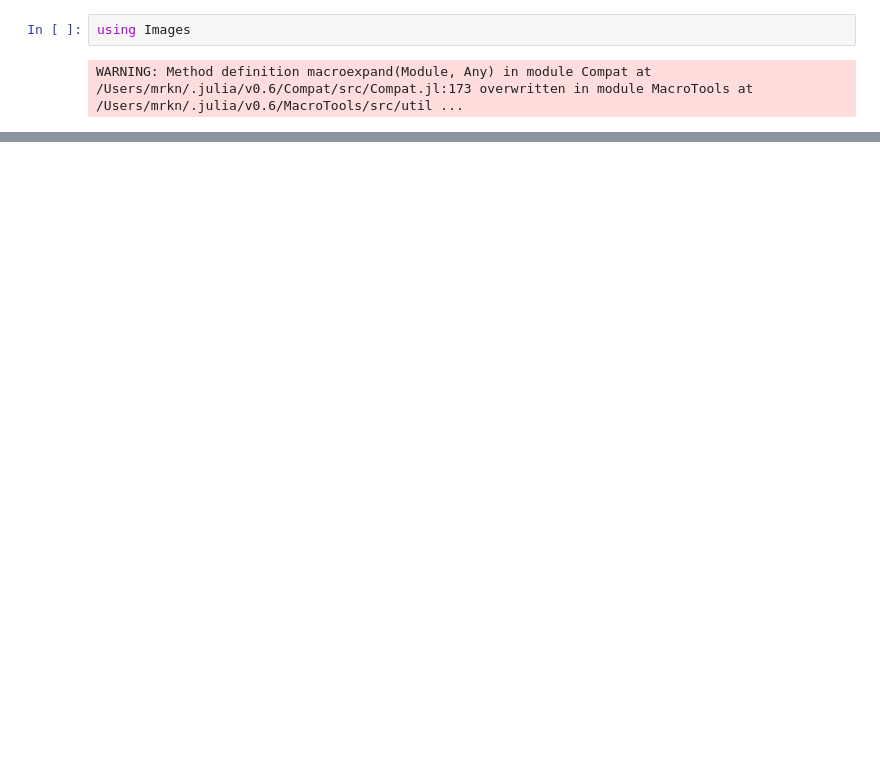
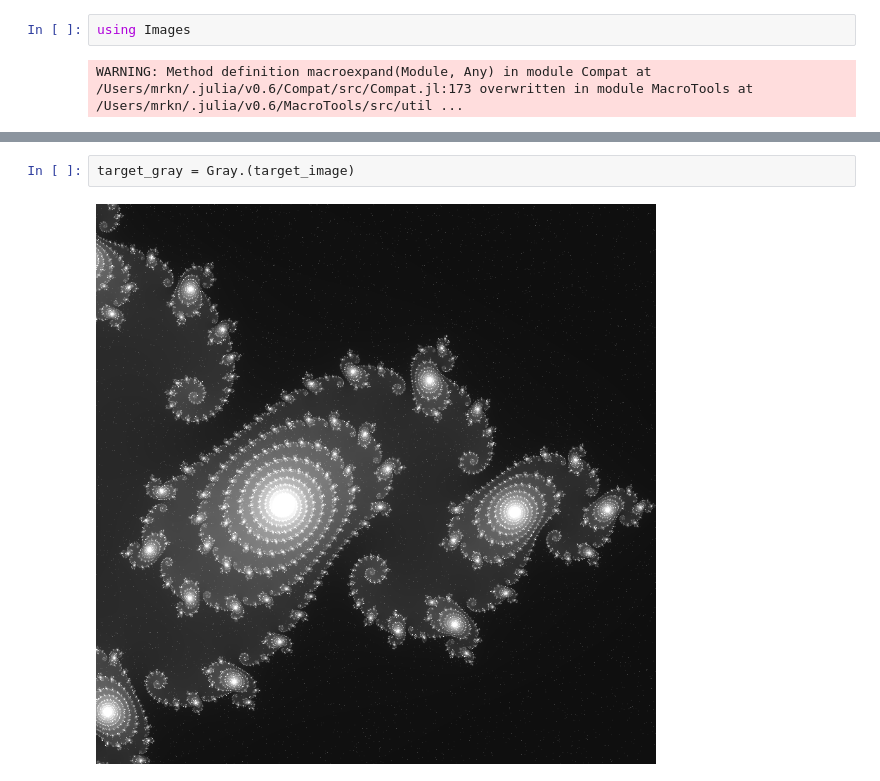
Before and after one commit to mrkn/notebooks, a Jupyter notebook: julia_set/JuliaSet.ipynb, the cells around one changed output, grey strips where cells are left out. Cells and saved outputs as stored; diff of their text form; blank space fills up the shorter version.

```diff
--- a/julia_set/JuliaSet.ipynb
+++ b/julia_set/JuliaSet.ipynb
@@ -5 +10,5 @@ WARNING: Method definition macroexpand(Module, Any) in module Compat at /Users/m
+# %%
+target_gray = Gray.(target_image)
+# %% [output]
+[figure, added]
 # %%
```
Also changed, not shown: parts of 6 cells of this notebook, 1 other file.
